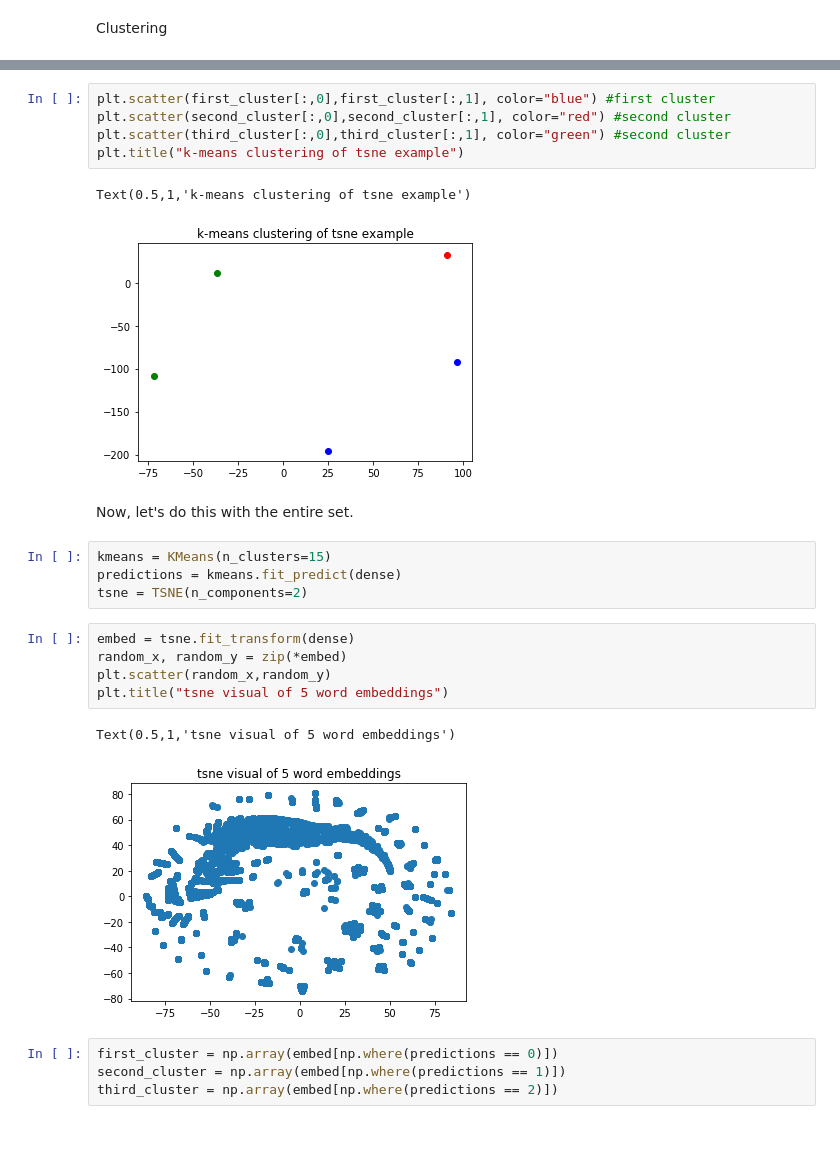
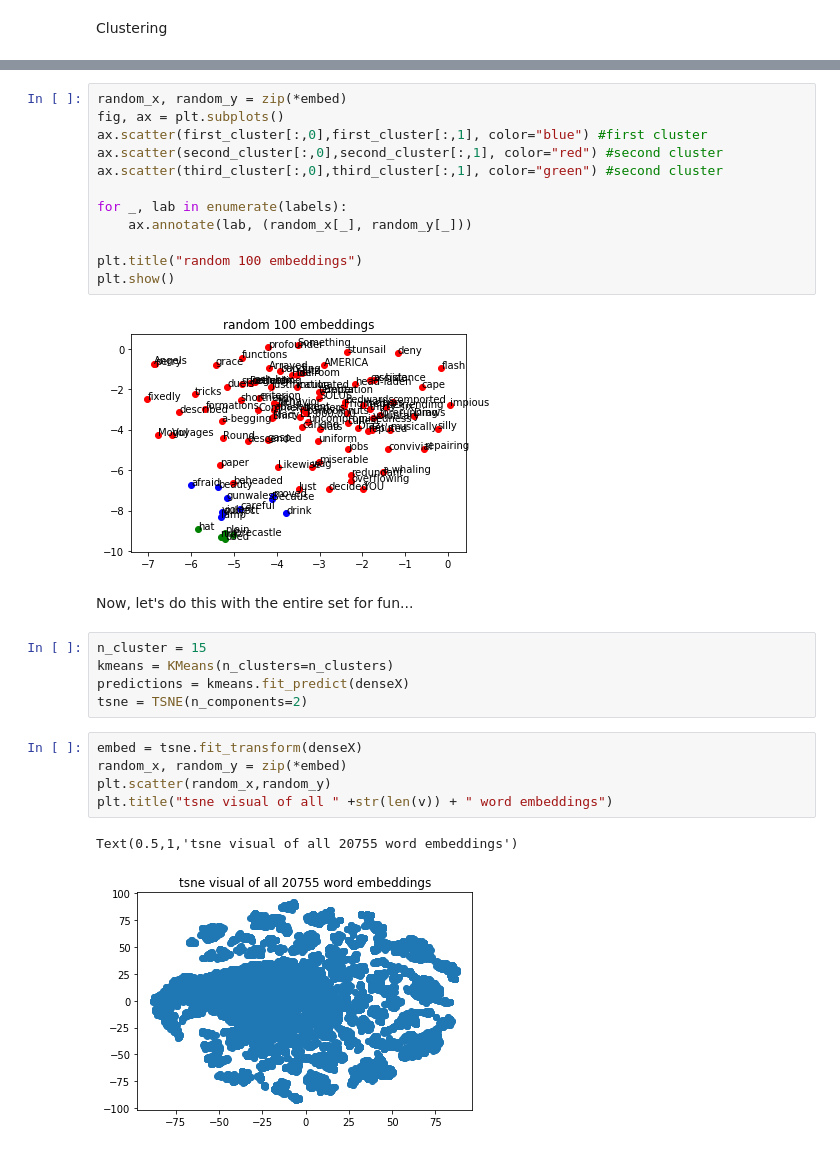
Before and after one commit to sul-cidr/dh2018-word-vector-workshops, a Jupyter notebook: part1.ipynb, the cells around one changed output, grey strips where cells are left out. Drawn from its saved outputs; the diff is of its cells as text.

```diff
--- a/part1.ipynb
+++ b/part1.ipynb
@@ -717,26 +836,29 @@ array([[91.42209, 32.78118]], dtype=float32)
 # %%
-plt.scatter(first_cluster[:,0],first_cluster[:,1], color="blue") #first cluster
-plt.scatter(second_cluster[:,0],second_cluster[:,1], color="red") #second cluster
-plt.scatter(third_cluster[:,0],third_cluster[:,1], color="green") #second cluster
-plt.title("k-means clustering of tsne example")
+random_x, random_y = zip(*embed)
+fig, ax = plt.subplots()
+ax.scatter(first_cluster[:,0],first_cluster[:,1], color="blue") #first cluster
+ax.scatter(second_cluster[:,0],second_cluster[:,1], color="red") #second cluster
+ax.scatter(third_cluster[:,0],third_cluster[:,1], color="green") #second cluster
+
+for _, lab in enumerate(labels):
+    ax.annotate(lab, (random_x[_], random_y[_]))
+
+plt.title("random 100 embeddings")
+plt.show()
 # %% [output]
-Text(0.5,1,'k-means clustering of tsne example')
-[figure, old version]
+[figure, new version]
 # %% [markdown]
-Now, let's do this with the entire set.
+Now, let's do this with the entire set for fun...
 # %%
-kmeans = KMeans(n_clusters=15)
-predictions = kmeans.fit_predict(dense)
+n_cluster = 15
+kmeans = KMeans(n_clusters=n_clusters)
+predictions = kmeans.fit_predict(denseX)
 tsne = TSNE(n_components=2)
 # %%
-embed = tsne.fit_transform(dense)
+embed = tsne.fit_transform(denseX)
 random_x, random_y = zip(*embed)
 plt.scatter(random_x,random_y)
-plt.title("tsne visual of 5 word embeddings")
+plt.title("tsne visual of all " +str(len(v)) + " word embeddings")
 # %% [output]
-Text(0.5,1,'tsne visual of 5 word embeddings')
+Text(0.5,1,'tsne visual of all 20755 word embeddings')
-[figure, old version]
+[figure, new version]
-# %%
-first_cluster = np.array(embed[np.where(predictions == 0)])
-second_cluster = np.array(embed[np.where(predictions == 1)])
-third_cluster = np.array(embed[np.where(predictions == 2)])
```
Also changed, not shown: parts of 43 cells of this notebook.
